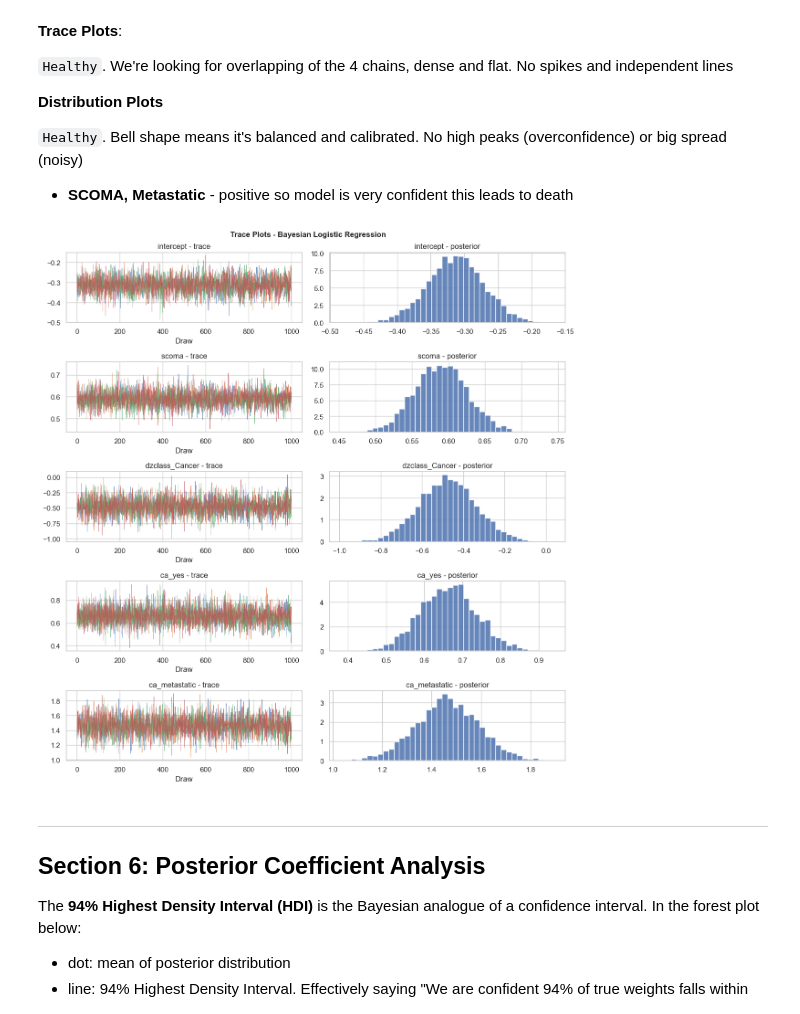
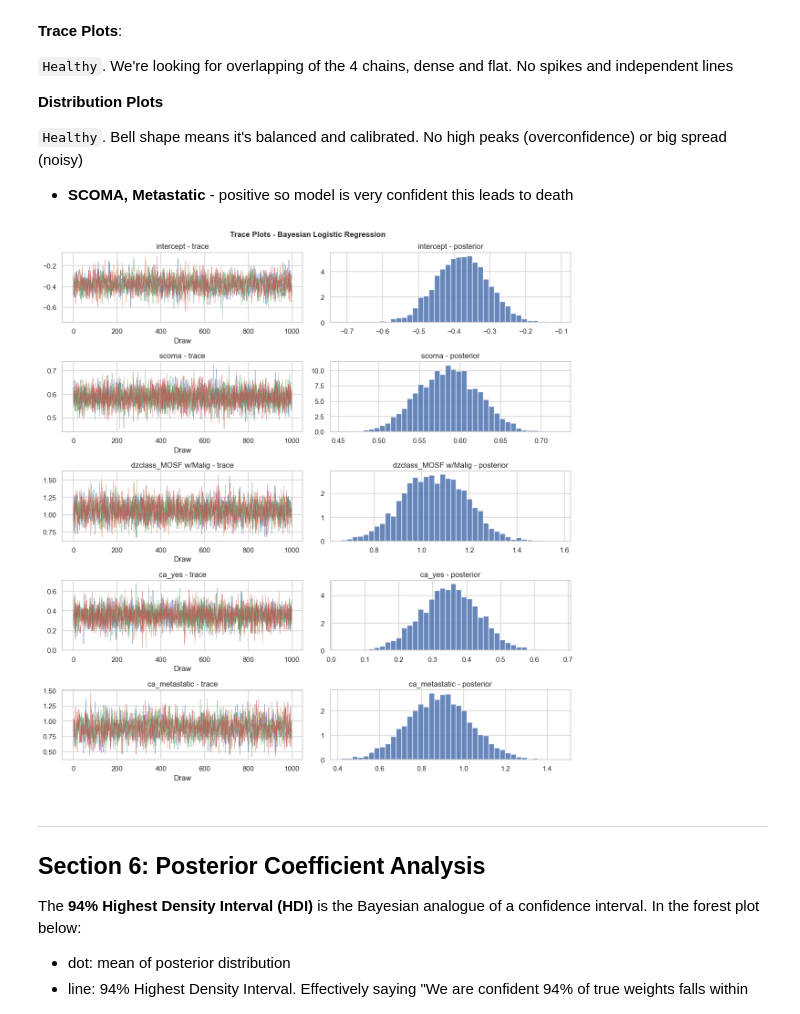
Before and after one commit to GoldenMouse/usd-aai-500-final, a Jupyter notebook: src/notebooks/03a_modeling_blr.ipynb, the cells around one changed output. Drawn from its saved outputs; the diff is of its cells as text; code cells hidden in the pictures.

```diff
--- a/src/notebooks/03a_modeling_blr.ipynb
+++ b/src/notebooks/03a_modeling_blr.ipynb
@@ -136,7 +166,7 @@ This centers each feature at mean 0 and rescale by a standard deviation of 1.
 ### Data Splitting
 Then we do a 80/20 stratified split on the dataset, where 80% is used for training and 20% for testing. We picked 80/20 instead of the better 3-way split with K-fold cross-validation as it's simpler and apt for this small project.
 # %%
-X_cont = df_model[CONT_FEATURES].values
+X_cont = df_model[TRAIN_FEATURES].values
 X_cat = df_model[DUMMY_COLS].values.astype(float)
 y = df_model[TARGET_COL].values
 
@@ -157,8 +187,8 @@ print(
 )
 
 # Descriptive stats of standardized features
-feat_stats = pd.DataFrame(X_train, columns=FEATURE_NAMES).describe().T
-feat_stats[["mean", "std", "min", "max"]]
+# feat_stats = pd.DataFrame(X_train, columns=FEATURE_NAMES).describe().T
+# feat_stats[["mean", "std", "min", "max"]]
 # %% [output]
 Train: 7,284  |  Test: 1,821
 Train prevalence: 46.8%  |  Test prevalence: 46.8%
@@ -332,40 +346,40 @@ post_b = trace.posterior["betas"].values  # (chains, draws, n_feat)
 show_vars = [
     "intercept",
     "scoma",
-    "dzclass_Cancer",
+    "dzclass_MOSF w/Malig",
     "ca_yes",
     "ca_metastatic",
 ]  # largest-effect predictors
 
 fig, axes = plt.subplots(len(show_vars), 2, figsize=(12, 2.5 * len(show_vars)))
 for row, name in enumerate(show_vars):
     if name == "intercept":
         samples = post_int
     else:
         fidx = FEATURE_NAMES.index(name)
         samples = post_b[:, :, fidx]
     # Trace
     for chain_idx in range(samples.shape[0]):
         axes[row, 0].plot(samples[chain_idx], alpha=0.7, linewidth=0.6)
     axes[row, 0].set_title(f"{name} - trace")
     axes[row, 0].set_xlabel("Draw")
     # Posterior distribution
     axes[row, 1].hist(
         samples.flatten(),
         bins=40,
         edgecolor="white",
         density=True,
         alpha=0.85,
     )
     axes[row, 1].set_title(f"{name} - posterior")
 
 fig.suptitle(
     "Trace Plots - Bayesian Logistic Regression", fontsize=12, fontweight="bold"
 )
 plt.tight_layout()
 plt.show()
 # %% [output]
-[figure, old version]
+[figure, new version]
 # %% [markdown]
 ---
 ## Section 6: Posterior Coefficient Analysis
```
Also changed, not shown: parts of 12 cells of this notebook, 1 other file.
